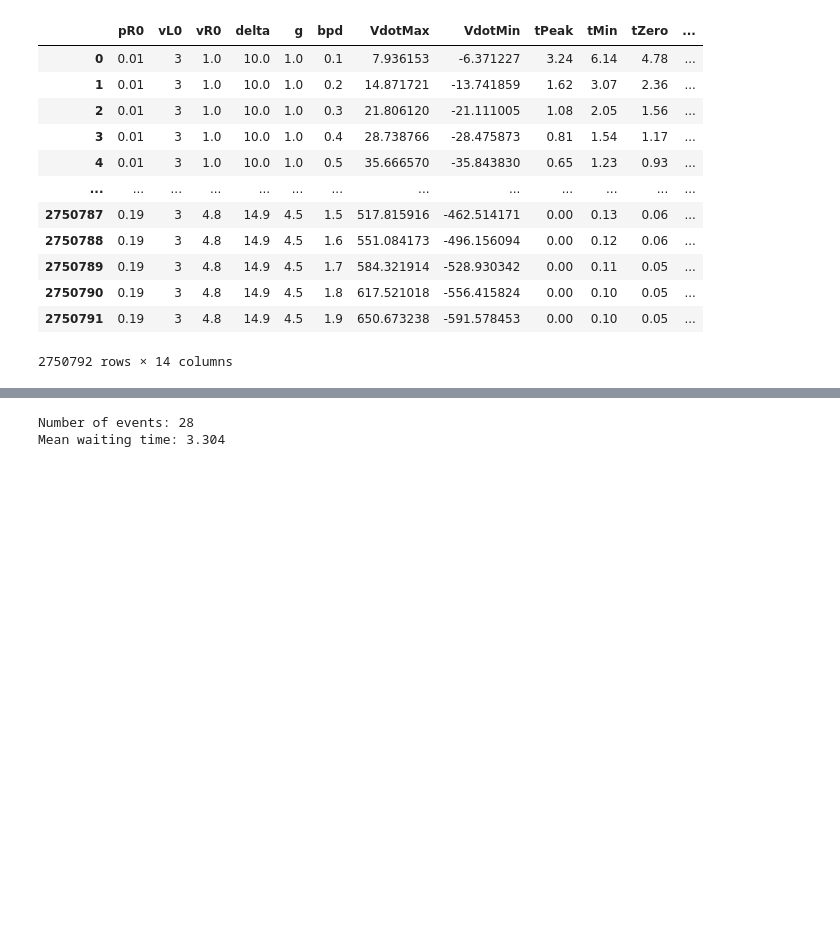
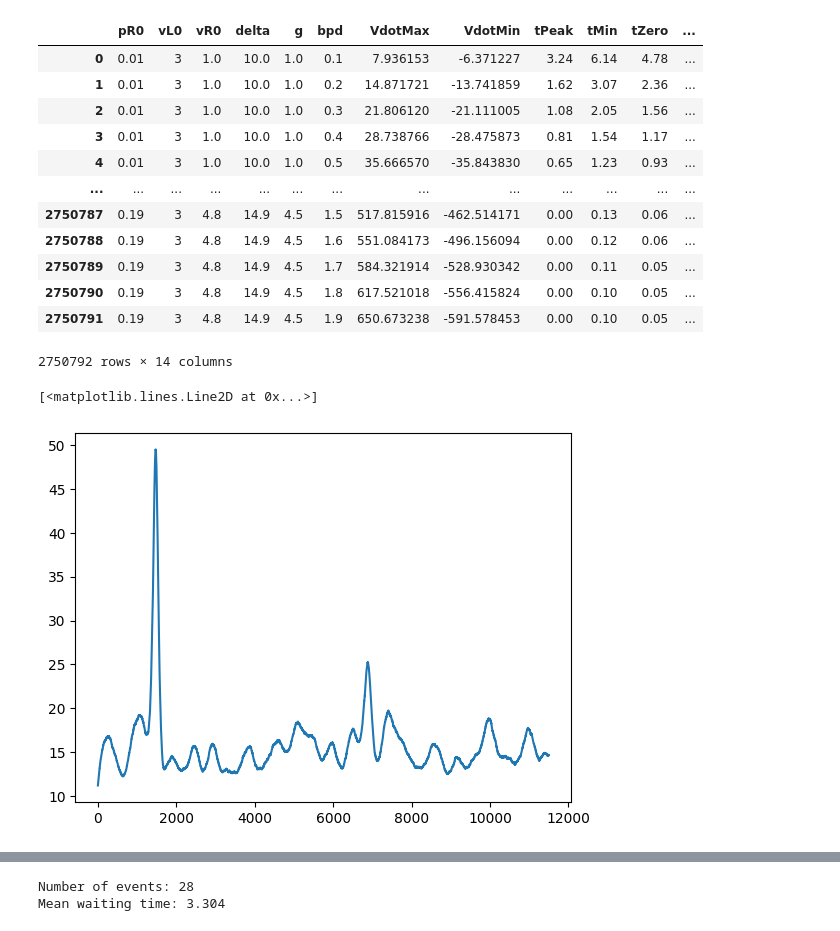
Before and after one commit to Abol-NH3/Fitness_Waves, a Jupyter notebook: notebooks/Detection.ipynb, the cells around one changed output, grey strips where cells are left out. Drawn from its saved outputs; the diff is of its cells as text; code cells hidden in the pictures; blank space fills up the shorter version.

```diff
--- a/notebooks/Detection.ipynb
+++ b/notebooks/Detection.ipynb
@@ -1553,0 +1654,5 @@ res = simulate_system(0.05, 1, 2, 10, 1, 0.1, dt=1e-2)
+# %%
+plt.plot(stdl**2, label="Variance")
+# %% [output]
+[<matplotlib.lines.Line2D at 0x...>]
+[figure, added]
```
Also changed, not shown: parts of 7 cells of this notebook, 9 other files.
